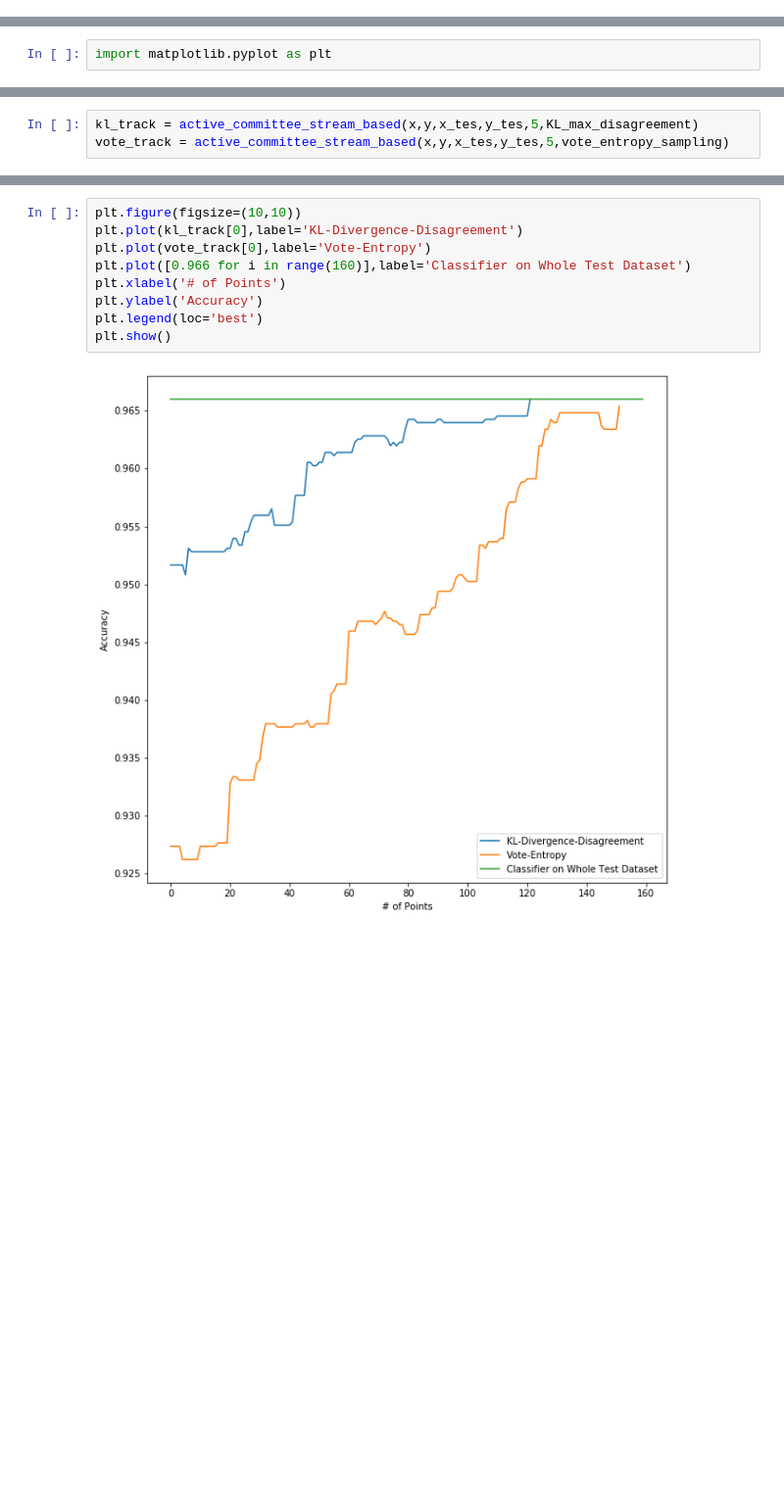
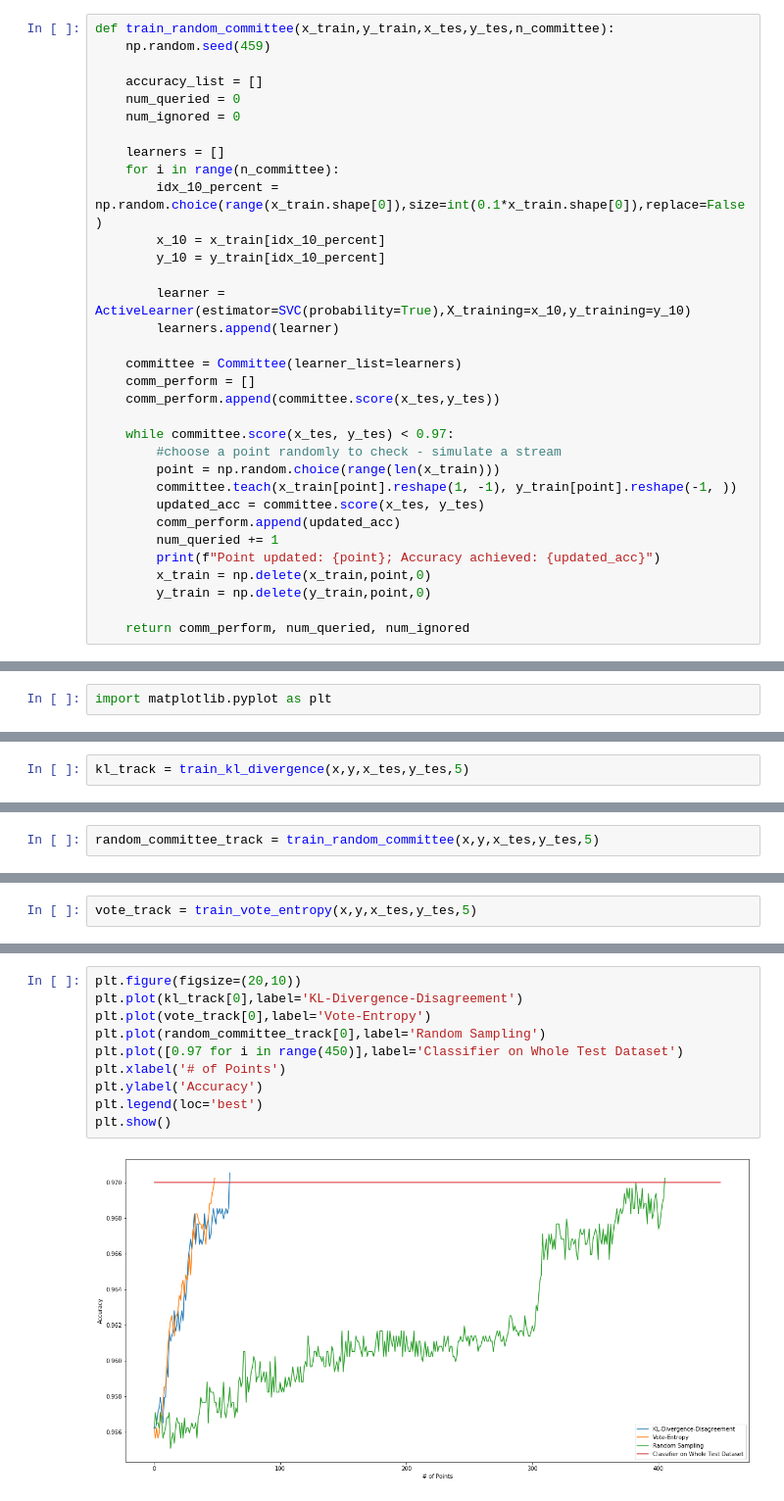
Before and after one commit to rish-av/Machine-Learning-Assignments, a Jupyter notebook: Assignment2/ML_stream_based.ipynb, the cells around one changed output, grey strips where cells are left out. Shown at 98% size. Cells and saved outputs as stored; diff of their text form; blank space fills up the shorter version.

```diff
--- a/Assignment2/ML_stream_based.ipynb
+++ b/Assignment2/ML_stream_based.ipynb
@@ -100,2 +242,35 @@ def active_committee_stream_based(x_train,y_train,x_tes,y_tes,n_committee,query_
+# %%
+def train_random_committee(x_train,y_train,x_tes,y_tes,n_committee):
+    np.random.seed(459)
+
+    accuracy_list = []
+    num_queried = 0
+    num_ignored = 0
+
+    learners = []
+    for i in range(n_committee):
+        idx_10_percent = np.random.choice(range(x_train.shape[0]),size=int(0.1*x_train.shape[0]),replace=False)
+        x_10 = x_train[idx_10_percent]
+        y_10 = y_train[idx_10_percent]
+
+        learner = ActiveLearner(estimator=SVC(probability=True),X_training=x_10,y_training=y_10)
+        learners.append(learner)
+
+    committee = Committee(learner_list=learners)
+    comm_perform = []
+    comm_perform.append(committee.score(x_tes,y_tes))
+
+    while committee.score(x_tes, y_tes) < 0.97:
+        #choose a point randomly to check - simulate a stream
+        point = np.random.choice(range(len(x_train)))
+        committee.teach(x_train[point].reshape(1, -1), y_train[point].reshape(-1, ))
+        updated_acc = committee.score(x_tes, y_tes)
+        comm_perform.append(updated_acc)
+        num_queried += 1
+        print(f"Point updated: {point}; Accuracy achieved: {updated_acc}")
+        x_train = np.delete(x_train,point,0)
+        y_train = np.delete(y_train,point,0)
+
+    return comm_perform, num_queried, num_ignored
 # %% [markdown]
 ## Evaluation & Graphing
@@ -149,4 +382,3 @@ plt.show()
 # %%
-kl_track = active_committee_stream_based(x,y,x_tes,y_tes,5,KL_max_disagreement)
-vote_track = active_committee_stream_based(x,y,x_tes,y_tes,5,vote_entropy_sampling)
+kl_track = train_kl_divergence(x,y,x_tes,y_tes,5)
 # %% [output]
@@ -173,0 +402,2 @@ print(kl_track[2],vote_track[2])
+# %%
+random_committee_track = train_random_committee(x,y,x_tes,y_tes,5)
@@ -173,0 +422,2 @@ print(kl_track[2],vote_track[2])
+# %%
+vote_track = train_vote_entropy(x,y,x_tes,y_tes,5)
@@ -174,11 +444,12 @@ print(kl_track[2],vote_track[2])
 # %%
-plt.figure(figsize=(10,10))
+plt.figure(figsize=(20,10))
 plt.plot(kl_track[0],label='KL-Divergence-Disagreement')
 plt.plot(vote_track[0],label='Vote-Entropy')
-plt.plot([0.966 for i in range(160)],label='Classifier on Whole Test Dataset')
+plt.plot(random_committee_track[0],label='Random Sampling')
+plt.plot([0.97 for i in range(450)],label='Classifier on Whole Test Dataset')
 plt.xlabel('# of Points')
 plt.ylabel('Accuracy')
 plt.legend(loc='best')
 plt.show()
 # %% [output]
-[figure, old version]
+[figure, new version]
```
Also changed, not shown: parts of 22 cells of this notebook, 14 other files.
